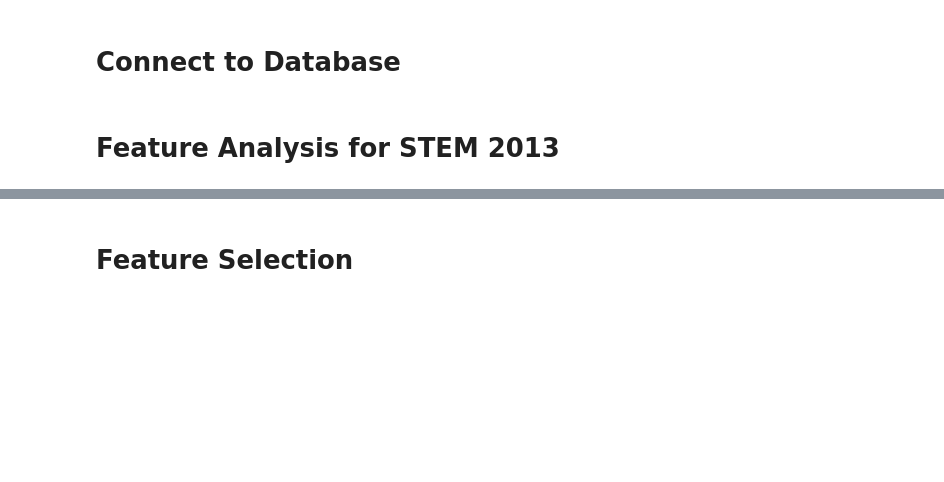
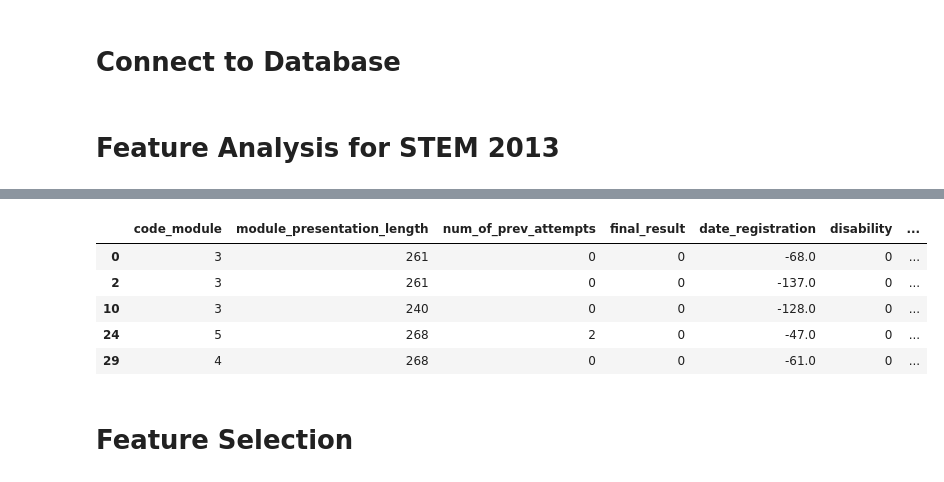
Before and after one commit to georgetown-analytics/University-Learning-Analytics, a Jupyter notebook: code/feature analysis/Feature Analysis STEM 2013.ipynb, the cells around one changed output, grey strips where cells are left out. Drawn from its saved outputs; the diff is of its cells as text; code cells hidden in the pictures; blank space fills up the shorter version.

```diff
--- a/code/feature analysis/Feature Analysis STEM 2013.ipynb
+++ b/code/feature analysis/Feature Analysis STEM 2013.ipynb
@@ -85,5 +83,14 @@ feature_list.head()
 # %%
 feature_list = feature_list[feature_list.columns.drop(['module_domain', 'year', 'term'])]
+# %%
+feature_list.head()
+# %% [output]
+|  | code_module | module_presentation_length | num_of_prev_attempts | final_result | date_registration | disability | ... |
+| 0 | 3 | 261 | 0 | 0 | -68.0 | 0 | ... |
+| 2 | 3 | 261 | 0 | 0 | -137.0 | 0 | ... |
+| 10 | 3 | 240 | 0 | 0 | -128.0 | 0 | ... |
+| 24 | 5 | 268 | 2 | 0 | -47.0 | 0 | ... |
+| 29 | 4 | 268 | 0 | 0 | -61.0 | 0 | ... |
 # %% [markdown]
 # Feature Selection
 # %%
```
Also changed, not shown: parts of 16 cells of this notebook.
